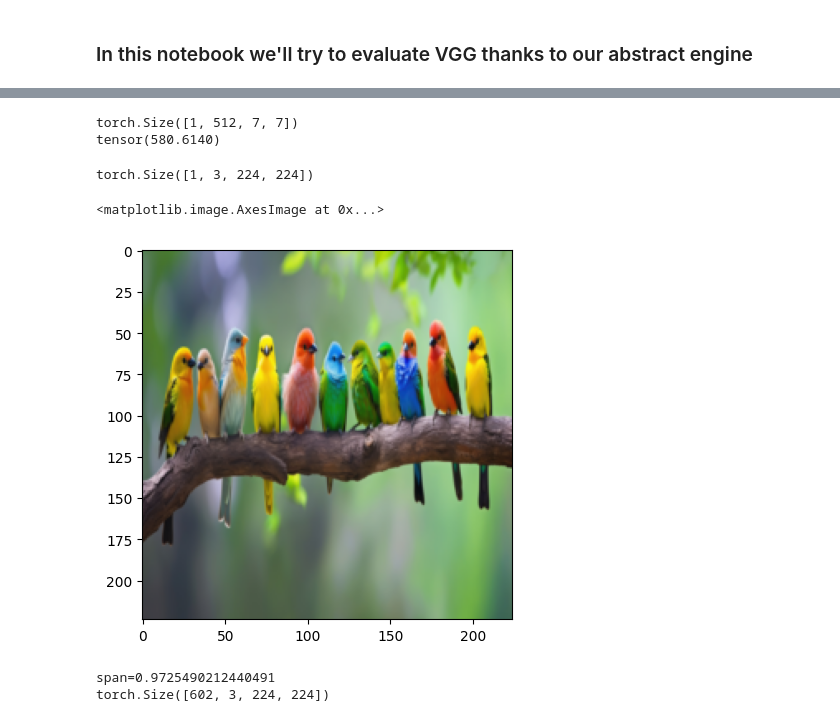
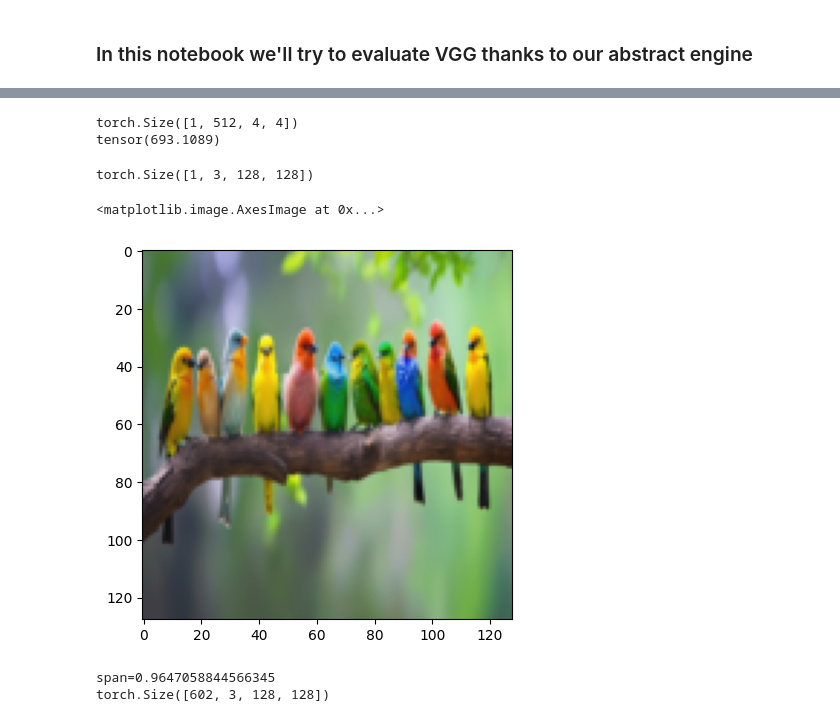
Before and after one commit to guillaume117/AbstractTorch, a Jupyter notebook: notebook/evaluateVGG.ipynb, the cells around one changed output, grey strips where cells are left out. Cells and saved outputs as stored; diff of their text form; code cells hidden in the pictures.

```diff
--- a/notebook/evaluateVGG.ipynb
+++ b/notebook/evaluateVGG.ipynb
@@ -342,32 +345,32 @@ tensor(0.)
 C.eval()
 model.eval()
 with torch.no_grad():
-    x=torch.randn(1,3,224,224)
+    x=torch.randn(1,3,128,128)
     print(torch.sum(C(x.detach())-model(x.detach())))
 # %% [output]
-torch.Size([1, 512, 7, 7])
-tensor(580.6140)
+torch.Size([1, 512, 4, 4])
+tensor(693.1089)
 # %%
 from PIL import Image
 import torch
 import torchvision.transforms as transforms
 
 image = Image.open("../images/oiseaux.jpeg")
 
 transform = transforms.Compose([
-    transforms.Resize((224, 224)),
+    transforms.Resize((128, 128)),
     transforms.ToTensor(),
 ])
 image_tensor = transform(image)
 
 image_tensor = image_tensor.unsqueeze(0)
 print(image_tensor.size())
 import matplotlib.pyplot as plt
 plt.imshow(image_tensor[0].permute(1, 2, 0))
 # %% [output]
-torch.Size([1, 3, 224, 224])
+torch.Size([1, 3, 128, 128])
 <matplotlib.image.AxesImage at 0x...>
-[figure, old version]
+[figure, new version]
 # %%
 import gc
 # %%
@@ -381,5 +384,5 @@ x=AT(image_tensor.squeeze(0),alpha=alpha_value*span*torch.ones(dim_abstract)).ab
 
 print(x.shape)
 # %% [output]
-span=0.9725490212440491
-torch.Size([602, 3, 224, 224])
+span=0.9647058844566345
+torch.Size([602, 3, 128, 128])
```
Also changed, not shown: parts of 9 cells of this notebook, 2 other files.
